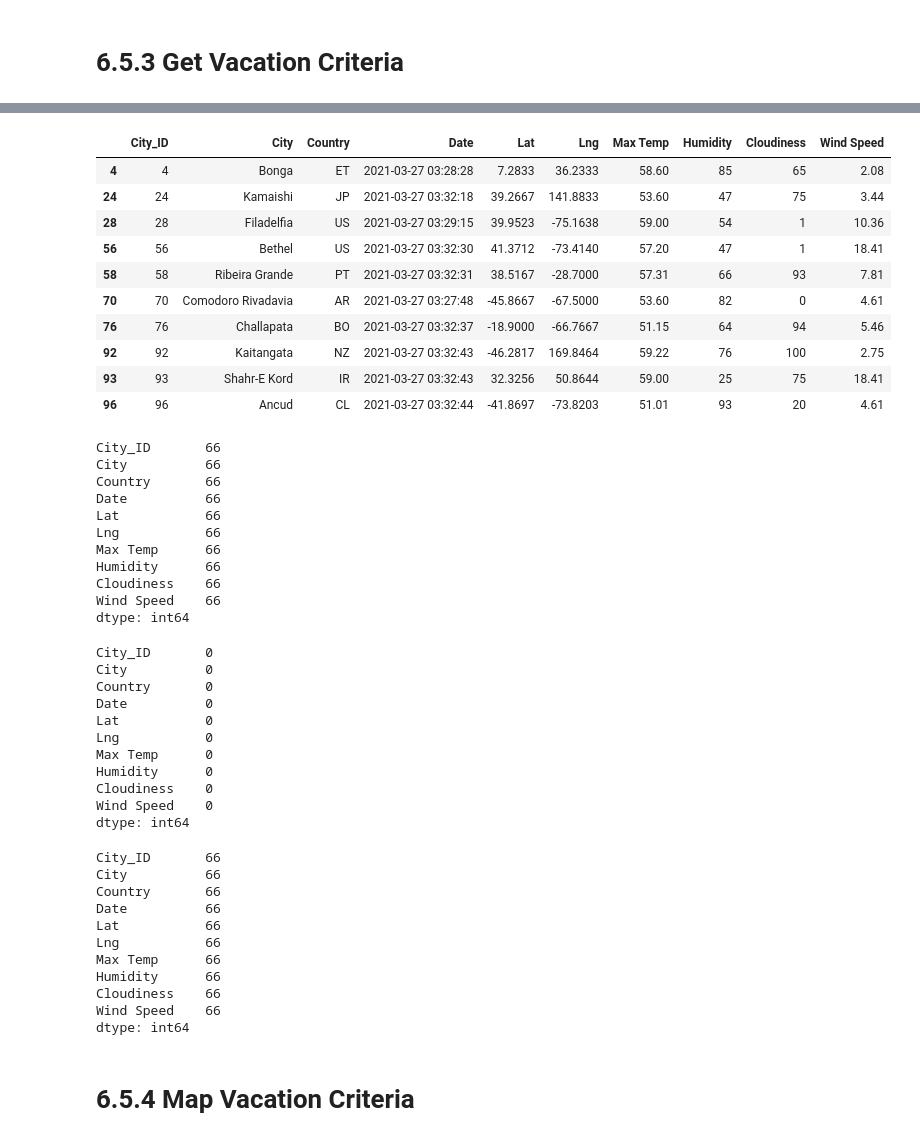
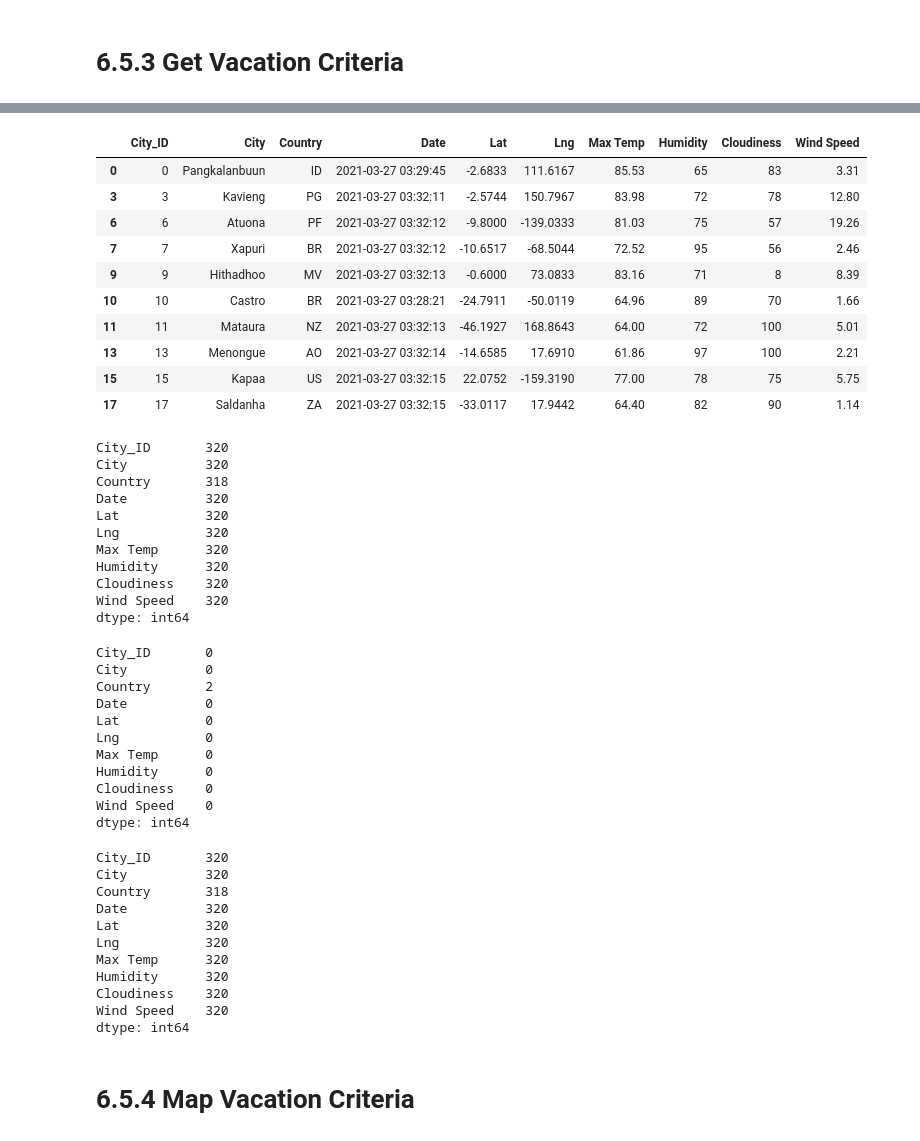
Before and after one commit to hira-ayub/World_Weather_Analysis, a Jupyter notebook: VacationPy.ipynb, the cells around one changed output, grey strips where cells are left out. Cells and saved outputs as stored; diff of their text form; code cells hidden in the pictures.

```diff
--- a/VacationPy.ipynb
+++ b/VacationPy.ipynb
@@ -132,39 +132,39 @@ What is the maximum temperature you would like for your trip? 60
 # %%
 # Filter the dataset to find the cities that fit the criteria.
-preferred_cities_df = city_data_df.loc[(city_data_df["Max Temp"] <= max_temp) & \ (city_data_df["Max Temp"] >= min_temp)]
+preferred_cities_df = city_data_df.loc[(city_data_df["Max Temp"] <= max_temp) & (city_data_df["Max Temp"] >= min_temp)]
 preferred_cities_df.head(10)
 # %% [output]
 |  | City_ID | City | Country | Date | Lat | Lng | Max Temp | Humidity | Cloudiness | Wind Speed |
-| 4 | 4 | Bonga | ET | 2021-03-27 03:28:28 | 7.2833 | 36.2333 | 58.60 | 85 | 65 | 2.08 |
-| 24 | 24 | Kamaishi | JP | 2021-03-27 03:32:18 | 39.2667 | 141.8833 | 53.60 | 47 | 75 | 3.44 |
-| 28 | 28 | Filadelfia | US | 2021-03-27 03:29:15 | 39.9523 | -75.1638 | 59.00 | 54 | 1 | 10.36 |
-| 56 | 56 | Bethel | US | 2021-03-27 03:32:30 | 41.3712 | -73.4140 | 57.20 | 47 | 1 | 18.41 |
-| 58 | 58 | Ribeira Grande | PT | 2021-03-27 03:32:31 | 38.5167 | -28.7000 | 57.31 | 66 | 93 | 7.81 |
-| 70 | 70 | Comodoro Rivadavia | AR | 2021-03-27 03:27:48 | -45.8667 | -67.5000 | 53.60 | 82 | 0 | 4.61 |
-| 76 | 76 | Challapata | BO | 2021-03-27 03:32:37 | -18.9000 | -66.7667 | 51.15 | 64 | 94 | 5.46 |
-| 92 | 92 | Kaitangata | NZ | 2021-03-27 03:32:43 | -46.2817 | 169.8464 | 59.22 | 76 | 100 | 2.75 |
-| 93 | 93 | Shahr-E Kord | IR | 2021-03-27 03:32:43 | 32.3256 | 50.8644 | 59.00 | 25 | 75 | 18.41 |
-| 96 | 96 | Ancud | CL | 2021-03-27 03:32:44 | -41.8697 | -73.8203 | 51.01 | 93 | 20 | 4.61 |
+| 0 | 0 | Pangkalanbuun | ID | 2021-03-27 03:29:45 | -2.6833 | 111.6167 | 85.53 | 65 | 83 | 3.31 |
+| 3 | 3 | Kavieng | PG | 2021-03-27 03:32:11 | -2.5744 | 150.7967 | 83.98 | 72 | 78 | 12.80 |
+| 6 | 6 | Atuona | PF | 2021-03-27 03:32:12 | -9.8000 | -139.0333 | 81.03 | 75 | 57 | 19.26 |
+| 7 | 7 | Xapuri | BR | 2021-03-27 03:32:12 | -10.6517 | -68.5044 | 72.52 | 95 | 56 | 2.46 |
+| 9 | 9 | Hithadhoo | MV | 2021-03-27 03:32:13 | -0.6000 | 73.0833 | 83.16 | 71 | 8 | 8.39 |
+| 10 | 10 | Castro | BR | 2021-03-27 03:28:21 | -24.7911 | -50.0119 | 64.96 | 89 | 70 | 1.66 |
+| 11 | 11 | Mataura | NZ | 2021-03-27 03:32:13 | -46.1927 | 168.8643 | 64.00 | 72 | 100 | 5.01 |
+| 13 | 13 | Menongue | AO | 2021-03-27 03:32:14 | -14.6585 | 17.6910 | 61.86 | 97 | 100 | 2.21 |
+| 15 | 15 | Kapaa | US | 2021-03-27 03:32:15 | 22.0752 | -159.3190 | 77.00 | 78 | 75 | 5.75 |
+| 17 | 17 | Saldanha | ZA | 2021-03-27 03:32:15 | -33.0117 | 17.9442 | 64.40 | 82 | 90 | 1.14 |
 # %%
 preferred_cities_df.count()
 # %% [output]
-City_ID       66
-City          66
-Country       66
-Date          66
-Lat           66
-Lng           66
-Max Temp      66
-Humidity      66
-Cloudiness    66
-Wind Speed    66
+City_ID       320
+City          320
+Country       318
+Date          320
+Lat           320
+Lng           320
+Max Temp      320
+Humidity      320
+Cloudiness    320
+Wind Speed    320
 dtype: int64
 # %%
 preferred_cities_df.isnull().sum()
 # %% [output]
 City_ID       0
 City          0
-Country       0
+Country       2
 Date          0
 Lat           0
 Lng           0
@@ -176,16 +176,16 @@ dtype: int64
 # %%
 preferred_cities_df.notnull().sum()
 # %% [output]
-City_ID       66
-City          66
-Country       66
-Date          66
-Lat           66
-Lng           66
-Max Temp      66
-Humidity      66
-Cloudiness    66
-Wind Speed    66
+City_ID       320
+City          320
+Country       318
+Date          320
+Lat           320
+Lng           320
+Max Temp      320
+Humidity      320
+Cloudiness    320
+Wind Speed    320
 dtype: int64
 # %% [markdown]
 # 6.5.4 Map Vacation Criteria
```
Also changed, not shown: parts of 13 cells of this notebook, 9 other files.
